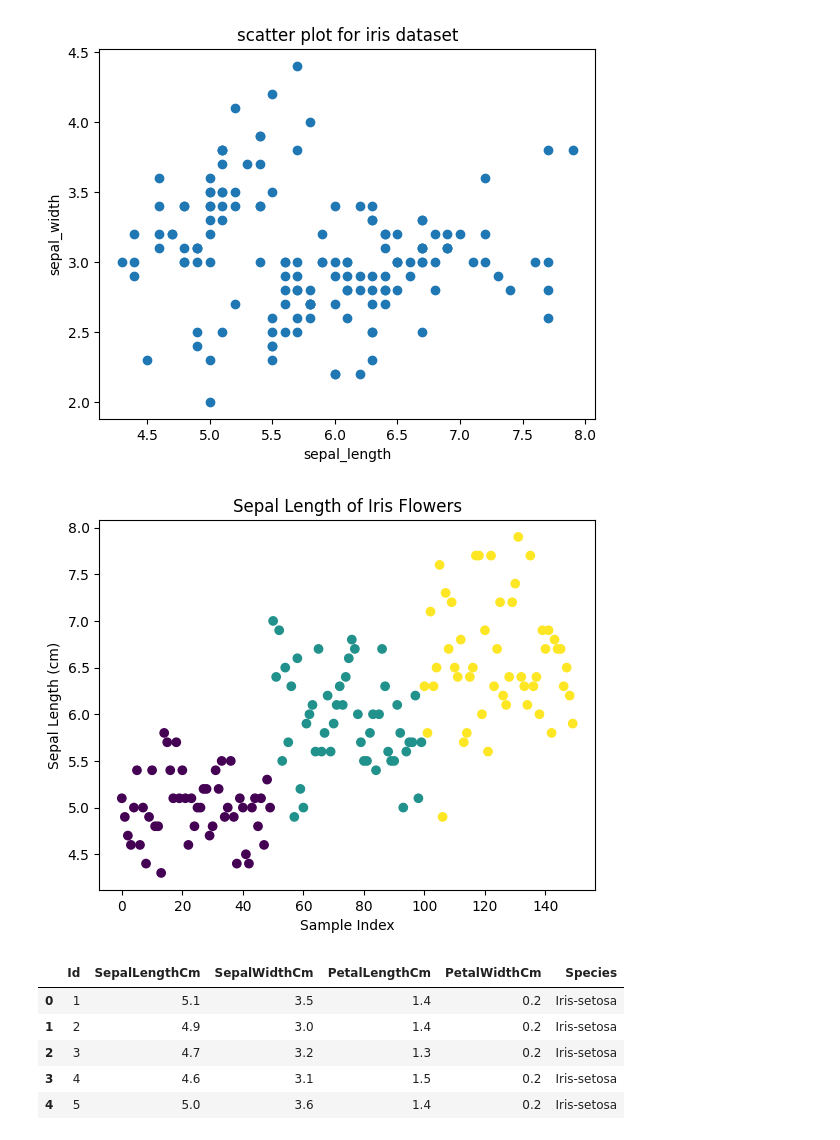
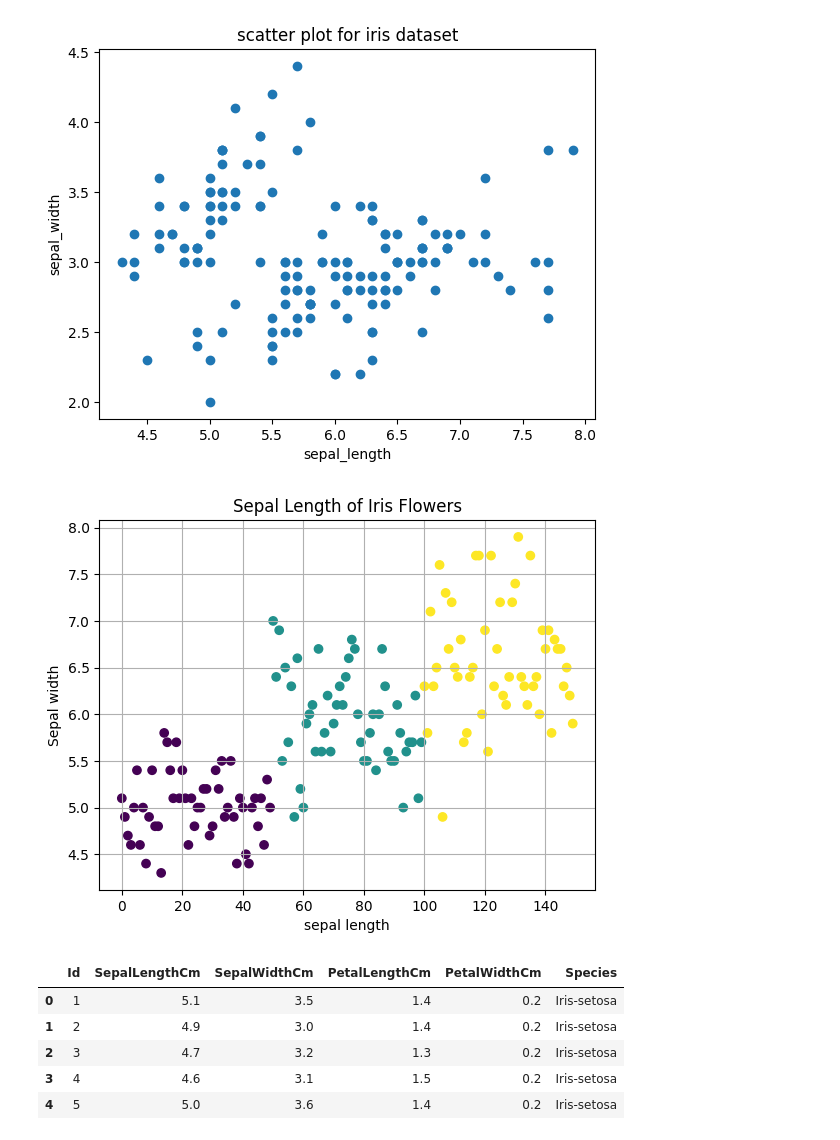
Before and after one commit to adityasingh6362/aiml-adi, a Jupyter notebook: aiml_adi.ipynb, the cells around one changed output. Saved outputs shown, nothing was run; the diff lists cells and outputs as text; code cells hidden in the pictures.

```diff
--- a/aiml_adi.ipynb
+++ b/aiml_adi.ipynb
@@ -807,16 +782,17 @@ plt.show()
 # %%
 from sklearn.datasets import load_iris
 import matplotlib.pyplot as plt
 iris = load_iris()
 sepal_lengths = iris.data[:, 0]
 species = iris.target
 plt.scatter(range(len(sepal_lengths)), sepal_lengths, c=species)
 plt.title("Sepal Length of Iris Flowers")
-plt.xlabel("Sample Index")
-plt.ylabel("Sepal Length (cm)")
+plt.xlabel("sepal length")
+plt.ylabel("Sepal width")
+plt.grid(True)
 plt.show()
 # %% [output]
-[figure, old version]
+[figure, new version]
 # %%
 import pandas as pd
 
```
Also changed, not shown: parts of 65 cells of this notebook.
